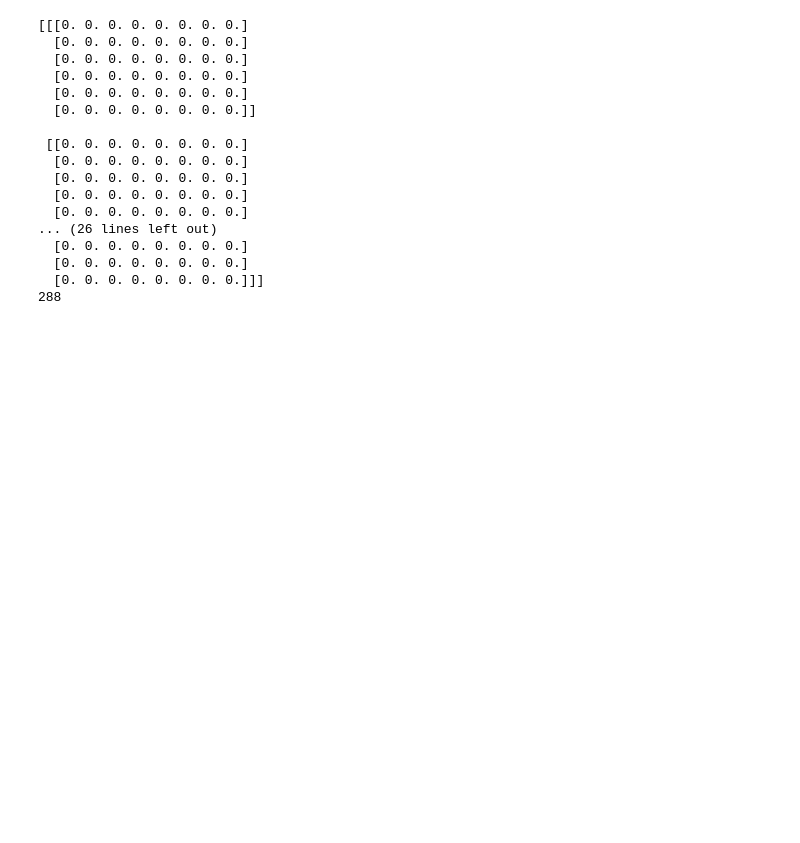
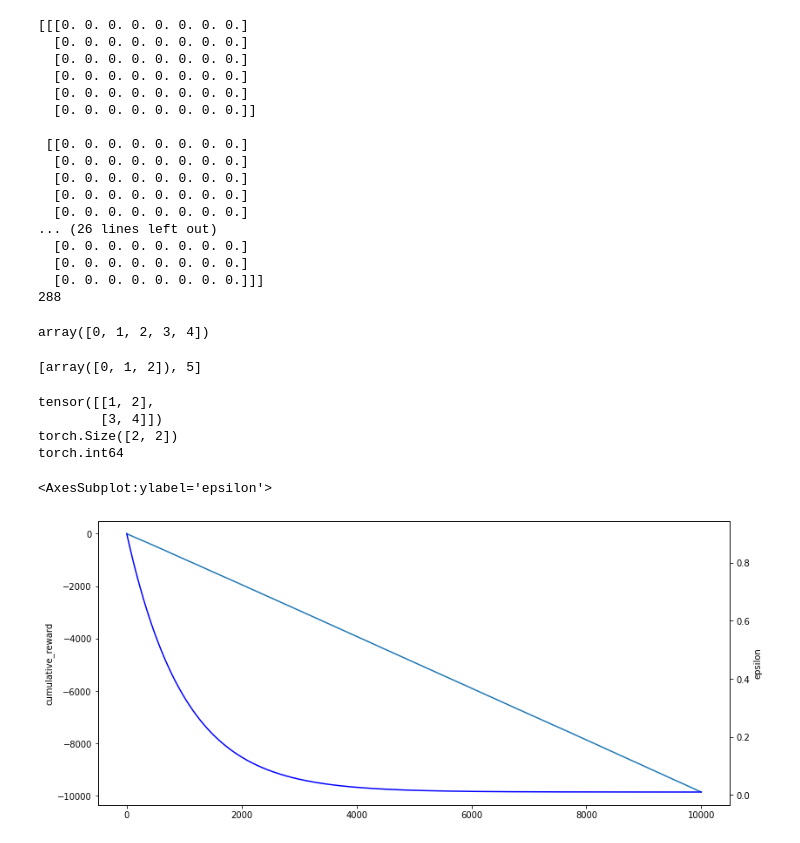
Before and after one commit to epulick/gohr, a Jupyter notebook: misc/eric_dev.ipynb, the cells around one changed output. Drawn from its saved outputs; the diff is of its cells as text; code cells hidden in the pictures; blank space fills up the shorter version.

```diff
--- a/misc/eric_dev.ipynb
+++ b/misc/eric_dev.ipynb
@@ -37,3 +40,34 @@ print(flat_features.size)
   [0. 0. 0. 0. 0. 0. 0. 0.]
   [0. 0. 0. 0. 0. 0. 0. 0.]]]
 288
+# %%
+np.arange(0,5)
+# %% [output]
+array([0, 1, 2, 3, 4])
+# %%
+[np.arange(0,3),5]
+# %% [output]
+[array([0, 1, 2]), 5]
+# %%
+import torch
+
+t = torch.tensor([[1,2],[3,4]])
+print(t)
+print(t.size())
+print(t.dtype)
+# %% [output]
+tensor([[1, 2],
+        [3, 4]])
+torch.Size([2, 2])
+torch.int64
+# %%
+path = "../active/outputs/test/move_data.csv"
+results = pd.read_csv(path,index_col=0)
+results["cumulative_reward"] = results.reward.cumsum()
+fig = plt.figure(constrained_layout=False,figsize=(13,6))
+ax=sns.lineplot(data=results,x=results.index, y = "cumulative_reward")
+ax2 = plt.twinx()
+sns.lineplot(data=results.epsilon, color="b", ax=ax2)
+# %% [output]
+<AxesSubplot:ylabel='epsilon'>
+[figure, added]
```
Also changed, not shown: parts of 4 cells of this notebook, 3 other files.
